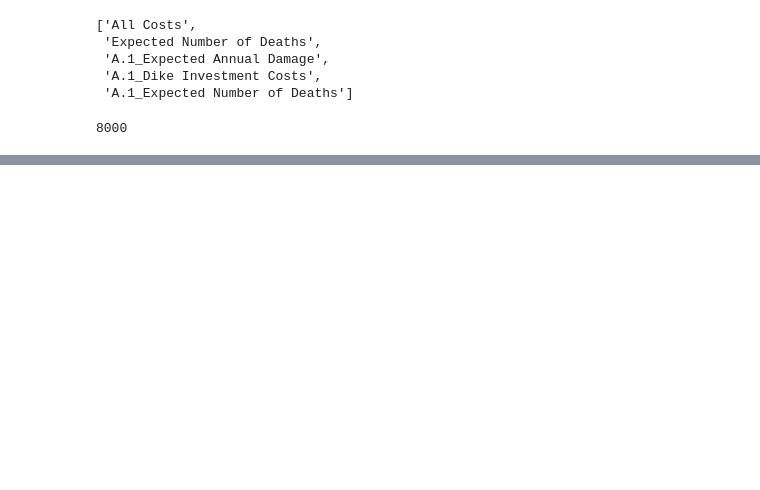
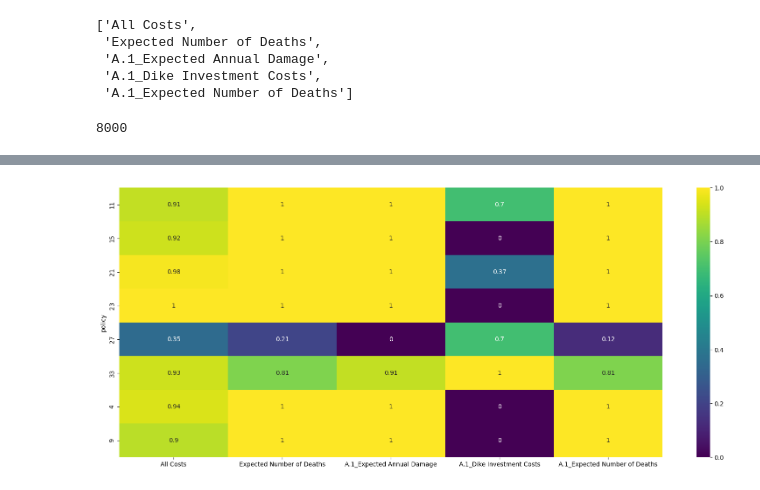
Before and after one commit to Minyyyy/EPA_Group7_MBDM, a Jupyter notebook: final assignment/Evaluate_robustness.ipynb, the cells around one changed output, grey strips where cells are left out. Saved outputs shown, nothing was run; the diff lists cells and outputs as text; code cells hidden in the pictures; blank space fills up the shorter version.

```diff
--- a/final assignment/Evaluate_robustness.ipynb
+++ b/final assignment/Evaluate_robustness.ipynb
@@ -124 +130,31 @@ def calculate_regret(data, best):
     return np.abs(best-data)
+# %%
+overall_regret = {}
+max_regret = {}
+for outcome in outcomes:
+    policy_column = experiments['policy']
+
+    # create a DataFrame with outcomes, policies and scenarios
+    data = pd.DataFrame({outcome: outcomes[outcome],
+                         "policy":experiments['policy'],
+                         "scenario":experiments['scenario']})
+
+    # reorient the data by indexing with policy and scenario id
+    data = data.pivot(index='scenario', columns='policy')
+
+    # flatten the resulting hierarchical index resulting from pivoting
+    data.columns = data.columns.get_level_values(1)
+
+    # we take the difference of the maximum across
+    # the row and the actual values in the row
+    outcome_regret = (data.max(axis=1)[:, np.newaxis] - data).abs()
+    overall_regret[outcome] = outcome_regret
+    max_regret[outcome] = outcome_regret.max()
+# %%
+#visualise max_regret in heatmap
+max_regret = pd.DataFrame(max_regret)
+sns.heatmap(max_regret/max_regret.max(), cmap='viridis', annot=True)
+plt.savefig("results/max_regret_heatmap")
+plt.show()
+# %% [output]
+[figure, added]
```
Also changed, not shown: parts of 7 cells of this notebook.
